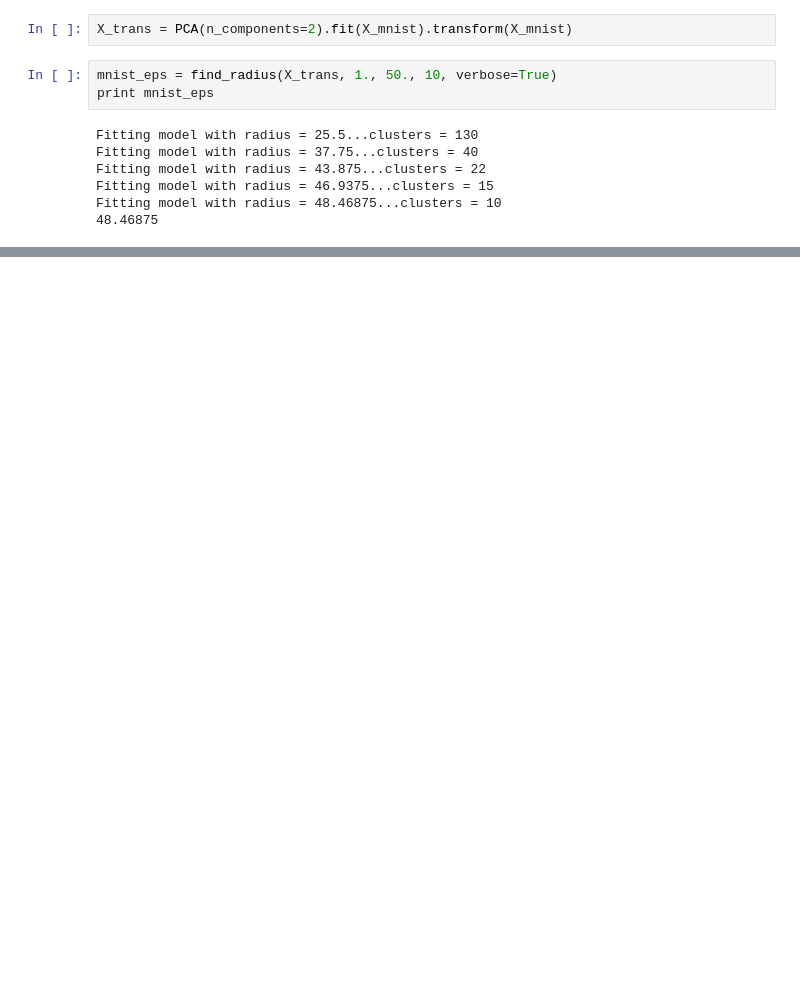
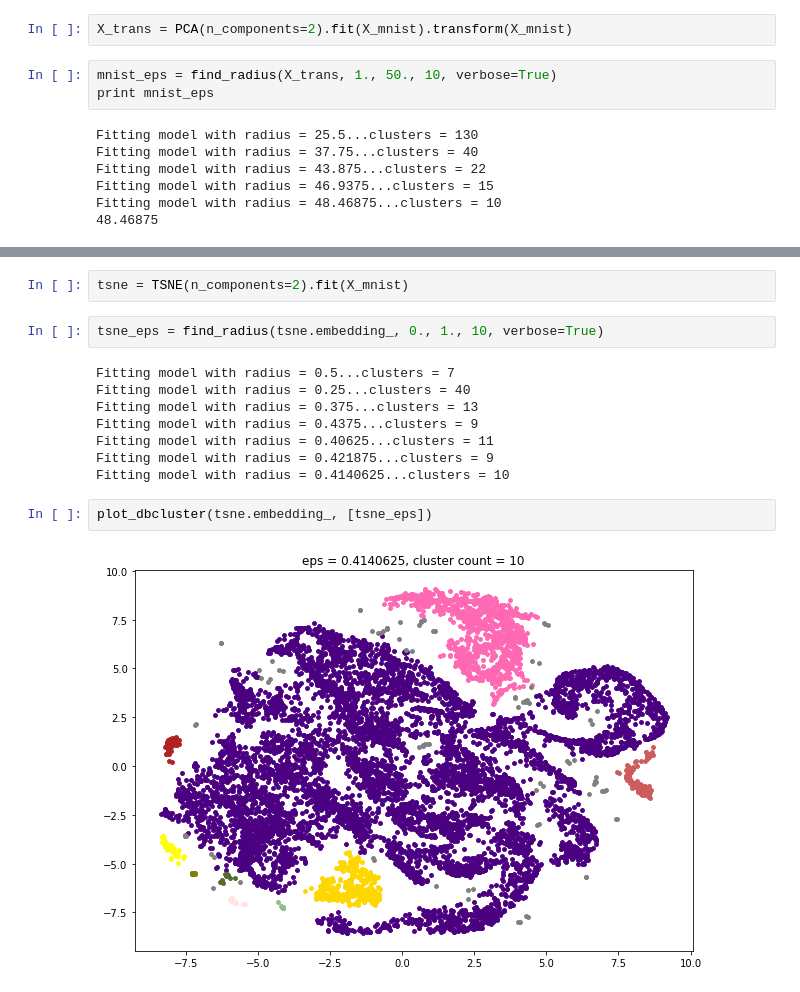
Before and after one commit to Vlad0922/ml_1_solutions, a Jupyter notebook: 2/Clusters.ipynb, the cells around one changed output, grey strips where cells are left out. Drawn from its saved outputs; the diff is of its cells as text; blank space fills up the shorter version.

```diff
--- a/2/Clusters.ipynb
+++ b/2/Clusters.ipynb
@@ -396,0 +400,16 @@ plot_kmeans(X_trans, [10], mcolors.cnames.keys(), eps=1000)
+# %%
+tsne = TSNE(n_components=2).fit(X_mnist)
+# %%
+tsne_eps = find_radius(tsne.embedding_, 0., 1., 10, verbose=True)
+# %% [output]
+Fitting model with radius = 0.5...clusters = 7
+Fitting model with radius = 0.25...clusters = 40
+Fitting model with radius = 0.375...clusters = 13
+Fitting model with radius = 0.4375...clusters = 9
+Fitting model with radius = 0.40625...clusters = 11
+Fitting model with radius = 0.421875...clusters = 9
+Fitting model with radius = 0.4140625...clusters = 10
+# %%
+plot_dbcluster(tsne.embedding_, [tsne_eps])
+# %% [output]
+[figure, added]
```
Also changed, not shown: parts of 12 cells of this notebook.
